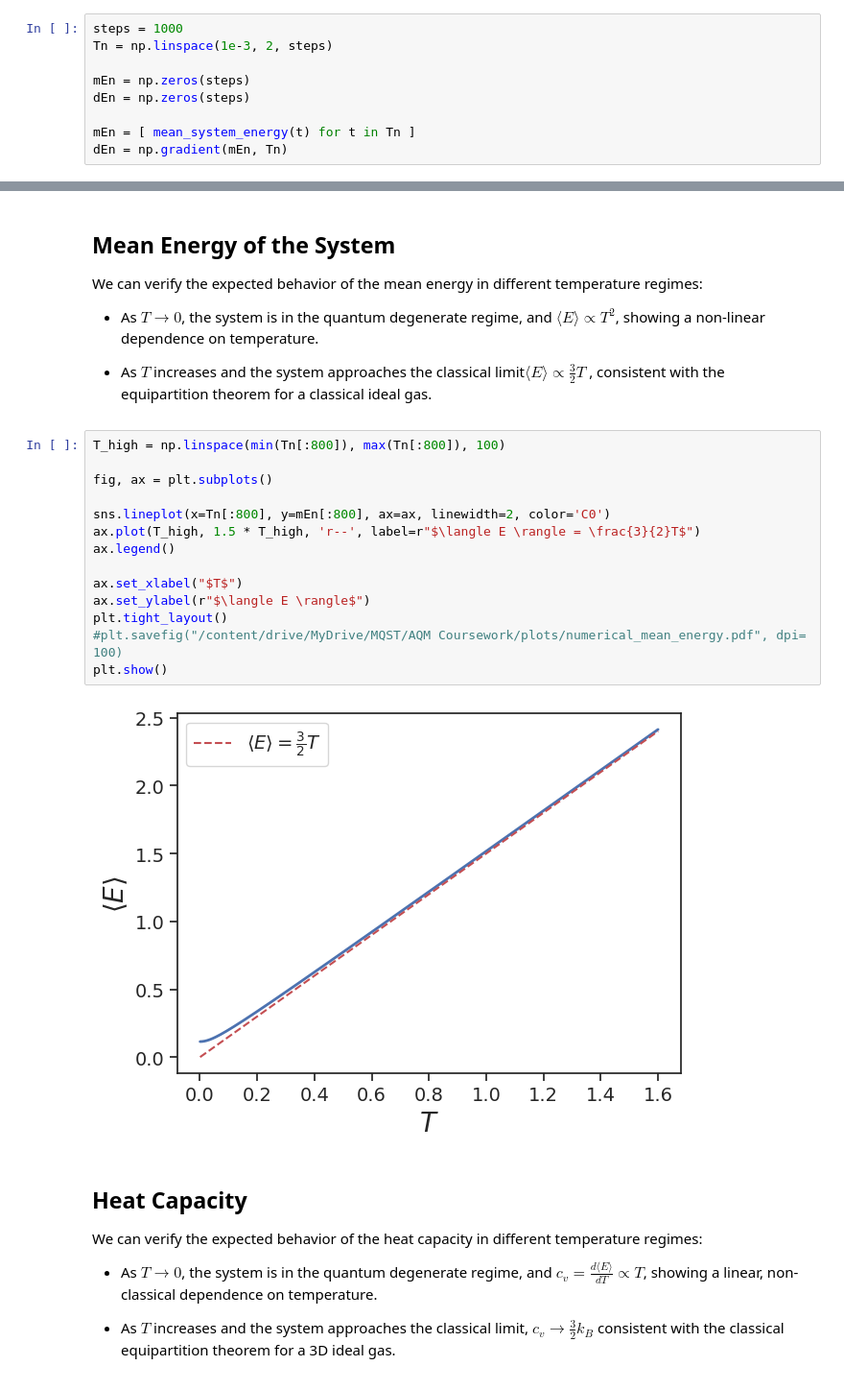
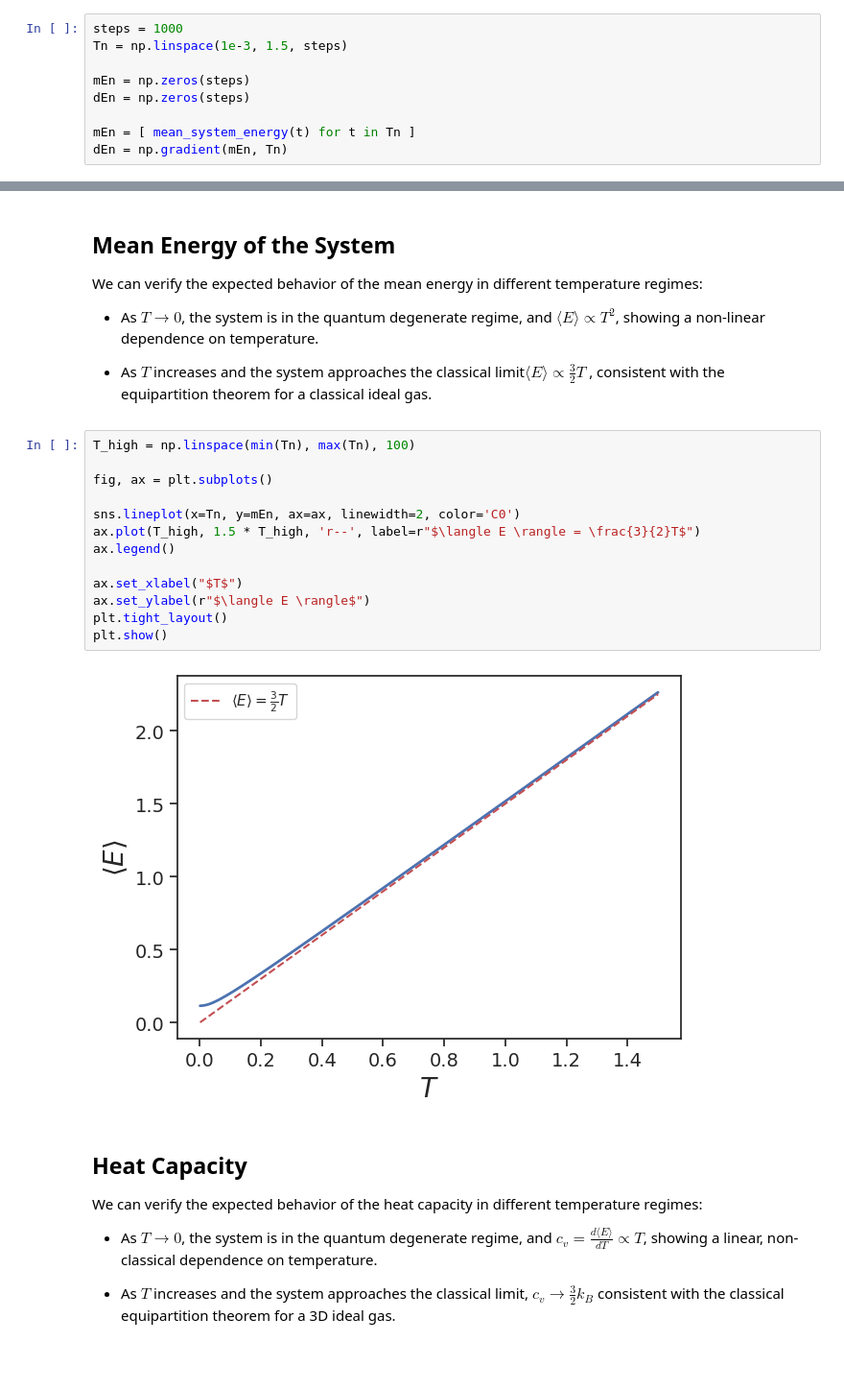
Before and after one commit to haxmxah/fermi_numerical_simulation, a Jupyter notebook: fermi_simulation.ipynb, the cells around one changed output, grey strips where cells are left out. Shown: that part at 96% size. Saved outputs shown, nothing was run; the diff lists cells and outputs as text.

```diff
--- a/fermi_simulation.ipynb
+++ b/fermi_simulation.ipynb
@@ -176,7 +176,7 @@ def mean_system_energy(T):
   return (3/2)*T*G_fun(eta)/(F_fun(eta))
 # %%
 steps = 1000
-Tn = np.linspace(1e-3, 2, steps)
+Tn = np.linspace(1e-3, 1.5, steps)
 
 mEn = np.zeros(steps)
 dEn = np.zeros(steps)
@@ -217,21 +215,20 @@ We can verify the expected behavior of the mean energy in different temperature
 * As $T$ increases and the system approaches the classical limit$
   \langle E \rangle \propto \frac{3}{2}T$, consistent with the equipartition theorem for a classical ideal gas.
 # %%
-T_high = np.linspace(min(Tn[:800]), max(Tn[:800]), 100)
+T_high = np.linspace(min(Tn), max(Tn), 100)
 
 fig, ax = plt.subplots()
 
-sns.lineplot(x=Tn[:800], y=mEn[:800], ax=ax, linewidth=2, color='C0')
+sns.lineplot(x=Tn, y=mEn, ax=ax, linewidth=2, color='C0')
 ax.plot(T_high, 1.5 * T_high, 'r--', label=r"$\langle E \rangle = \frac{3}{2}T$")
 ax.legend()
 
 ax.set_xlabel("$T$")
 ax.set_ylabel(r"$\langle E \rangle$")
 plt.tight_layout()
-#plt.savefig("/content/drive/MyDrive/MQST/AQM Coursework/plots/numerical_mean_energy.pdf", dpi= 100)
 plt.show()
 # %% [output]
-[figure, old version]
+[figure, new version]
 # %% [markdown]
 ## Heat Capacity
 We can verify the expected behavior of the heat capacity in different temperature regimes:
```
Also changed, not shown: parts of 15 cells of this notebook.
